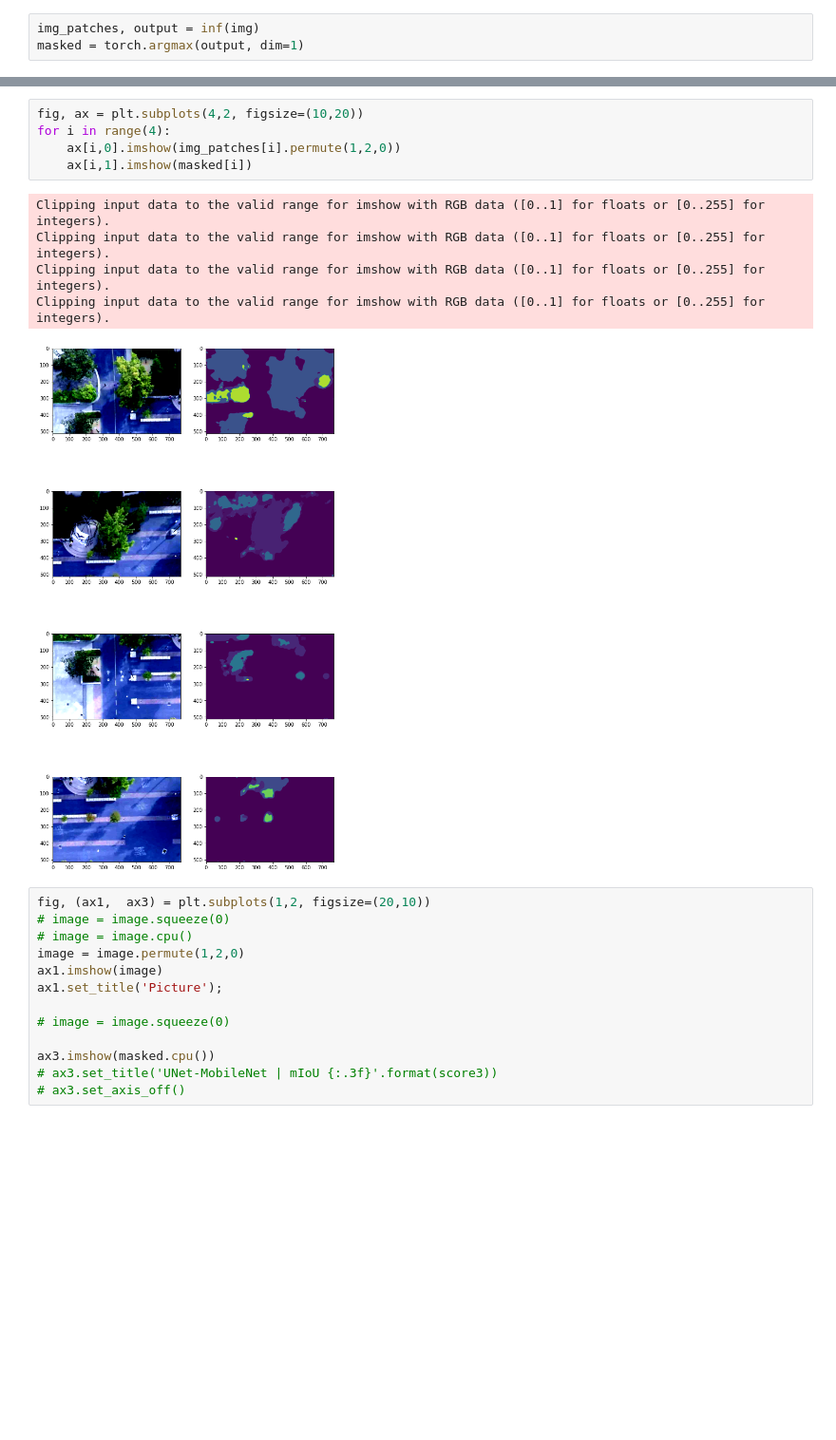
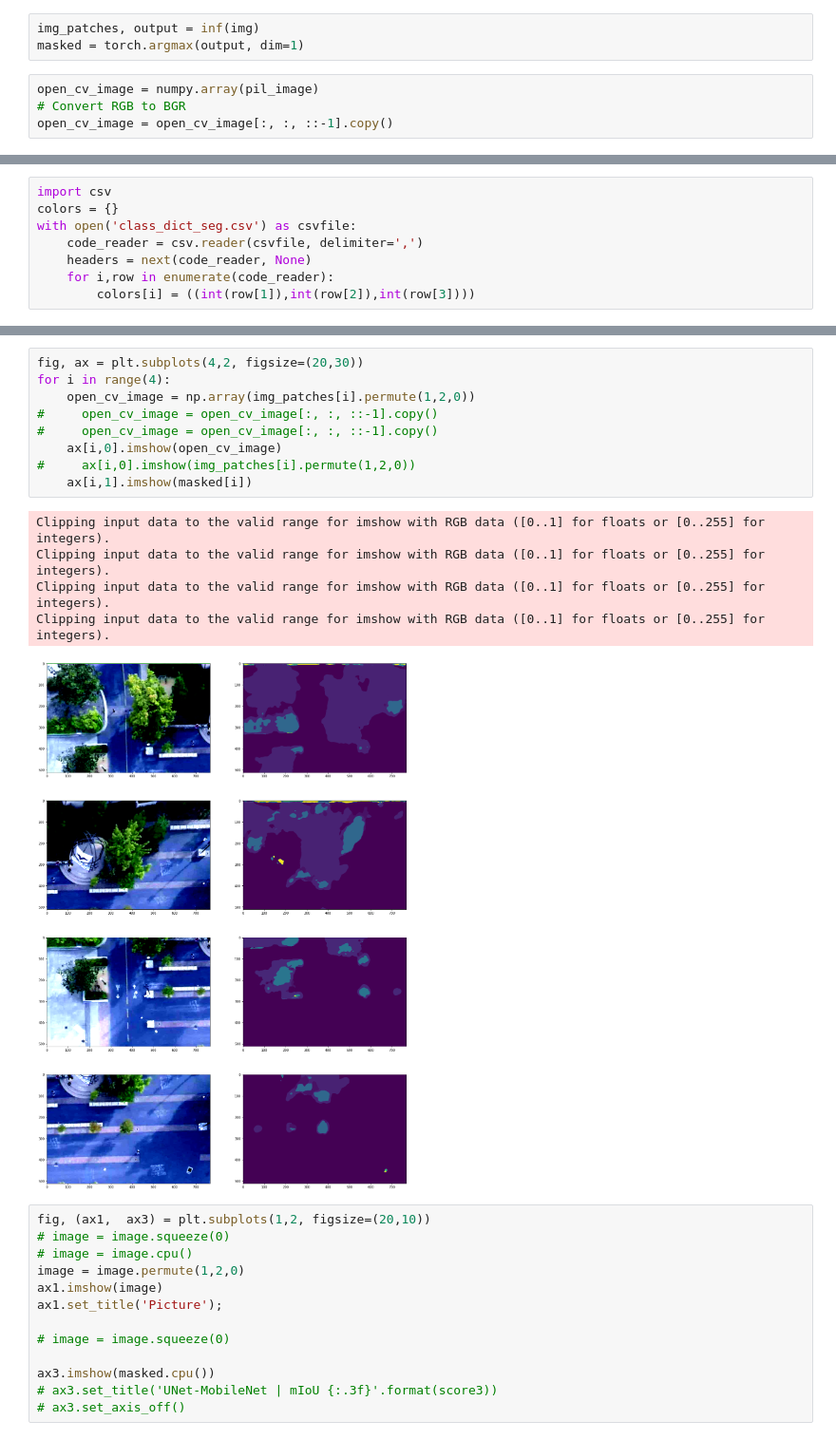
Before and after one commit to altimerk/stanford_drone_segmentation, a Jupyter notebook: inference.ipynb, the cells around one changed output, grey strips where cells are left out. Shown at 95% size. Saved outputs shown, nothing was run; the diff lists cells and outputs as text; blank space fills up the shorter version.

```diff
--- a/inference.ipynb
+++ b/inference.ipynb
@@ -23,3 +46,7 @@ img = Image.open("/home/ad/stanford/1.png")
 # %%
 img_patches, output = inf(img)
 masked = torch.argmax(output, dim=1)
+# %%
+open_cv_image = numpy.array(pil_image)
+# Convert RGB to BGR
+open_cv_image = open_cv_image[:, :, ::-1].copy()
@@ -25,0 +62,8 @@ masked = torch.argmax(output, dim=1)
+# %%
+import csv
+colors = {}
+with open('class_dict_seg.csv') as csvfile:
+    code_reader = csv.reader(csvfile, delimiter=',')
+    headers = next(code_reader, None)
+    for i,row in enumerate(code_reader):
+        colors[i] = ((int(row[1]),int(row[2]),int(row[3])))
@@ -26,14 +90,18 @@ masked = torch.argmax(output, dim=1)
 # %%
-fig, ax = plt.subplots(4,2, figsize=(10,20))
+fig, ax = plt.subplots(4,2, figsize=(20,30))
 for i in range(4):
-    ax[i,0].imshow(img_patches[i].permute(1,2,0))
+    open_cv_image = np.array(img_patches[i].permute(1,2,0))
+#     open_cv_image = open_cv_image[:, :, ::-1].copy()
+#     open_cv_image = open_cv_image[:, :, ::-1].copy()
+    ax[i,0].imshow(open_cv_image)
+#     ax[i,0].imshow(img_patches[i].permute(1,2,0))
     ax[i,1].imshow(masked[i])
 # %% [output]
 Clipping input data to the valid range for imshow with RGB data ([0..1] for floats or [0..255] for integers).
 Clipping input data to the valid range for imshow with RGB data ([0..1] for floats or [0..255] for integers).
 Clipping input data to the valid range for imshow with RGB data ([0..1] for floats or [0..255] for integers).
 Clipping input data to the valid range for imshow with RGB data ([0..1] for floats or [0..255] for integers).
-[figure, old version]
+[figure, new version]
 # %%
 fig, (ax1,  ax3) = plt.subplots(1,2, figsize=(20,10))
 # image = image.squeeze(0)
```
Also changed, not shown: parts of 9 cells of this notebook, 5 other files.
